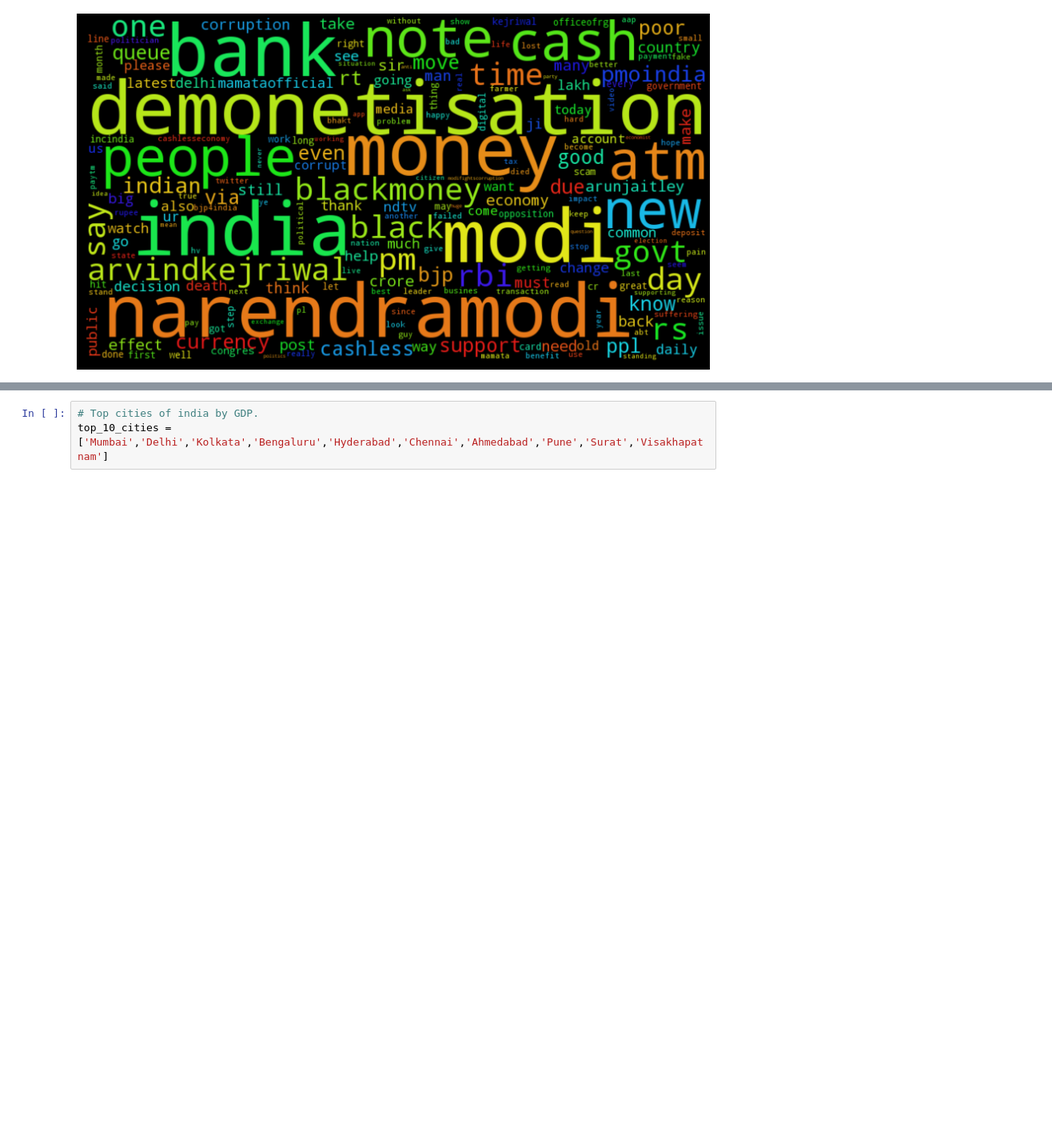
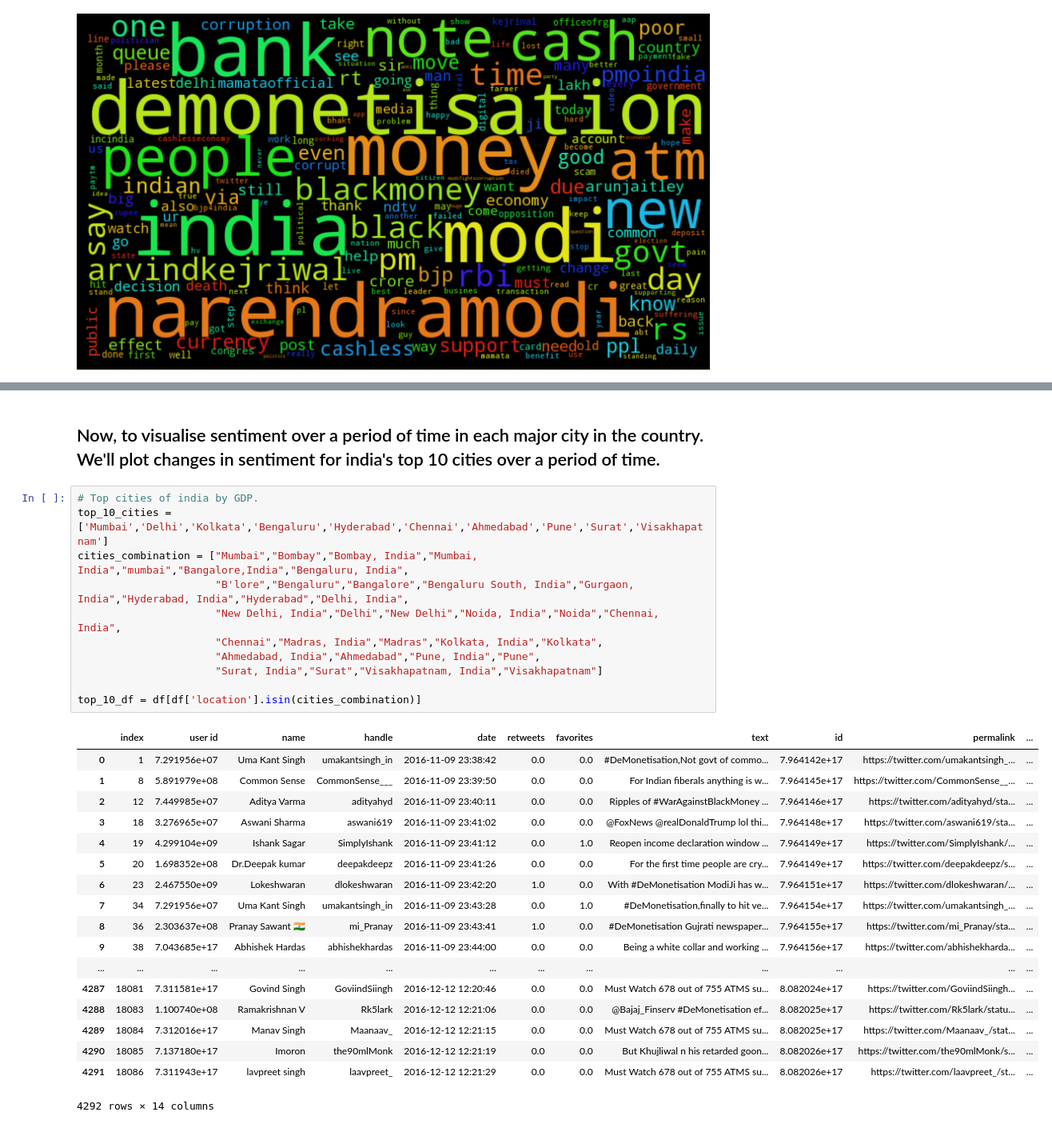
Before and after one commit to Shoshin23/DeMon, a Jupyter notebook: Demonetisation.ipynb, the cells around one changed output, grey strips where cells are left out. Shown at 80% size. Saved outputs shown, nothing was run; the diff lists cells and outputs as text; blank space fills up the shorter version.

Commit message:
Standarise city names so we can move onto get lat/long.

```diff
--- a/Demonetisation.ipynb
+++ b/Demonetisation.ipynb
@@ -144,6 +144,35 @@ plt.tight_layout(pad=0)
 plt.show()
 # %% [output]
 [figure]
-# %%
-# Top cities of india by GDP.
-top_10_cities = ['Mumbai','Delhi','Kolkata','Bengaluru','Hyderabad','Chennai','Ahmedabad','Pune','Surat','Visakhapatnam']
+# %% [markdown]
+## Now, to visualise sentiment over a period of time in each major city in the country. We'll plot changes in sentiment for india's top 10 cities over a period of time.
+# %%
+# Top cities of india by GDP.
+top_10_cities = ['Mumbai','Delhi','Kolkata','Bengaluru','Hyderabad','Chennai','Ahmedabad','Pune','Surat','Visakhapatnam']
+cities_combination = ["Mumbai","Bombay","Bombay, India","Mumbai, India","mumbai","Bangalore,India","Bengaluru, India",
+                      "B'lore","Bengaluru","Bangalore","Bengaluru South, India","Gurgaon, India","Hyderabad, India","Hyderabad","Delhi, India",
+                      "New Delhi, India","Delhi","New Delhi","Noida, India","Noida","Chennai, India",
+                      "Chennai","Madras, India","Madras","Kolkata, India","Kolkata",
+                      "Ahmedabad, India","Ahmedabad","Pune, India","Pune",
+                      "Surat, India","Surat","Visakhapatnam, India","Visakhapatnam"]
+
+top_10_df = df[df['location'].isin(cities_combination)]
+# %% [output]
+|  | index | user id | name | handle | date | retweets | favorites | text | id | permalink | ... |
+| 0 | 1 | 7.291956e+07 | Uma Kant Singh | umakantsingh_in | 2016-11-09 23:38:42 | 0.0 | 0.0 | #DeMonetisation,Not govt of commo... | 7.964142e+17 | https://twitter.com/umakantsingh_... | ... |
+| 1 | 8 | 5.891979e+08 | Common Sense | CommonSense___ | 2016-11-09 23:39:50 | 0.0 | 0.0 | For Indian fiberals anything is w... | 7.964145e+17 | https://twitter.com/CommonSense__... | ... |
+| 2 | 12 | 7.449985e+07 | Aditya Varma | adityahyd | 2016-11-09 23:40:11 | 0.0 | 0.0 | Ripples of #WarAgainstBlackMoney ... | 7.964146e+17 | https://twitter.com/adityahyd/sta... | ... |
+| 3 | 18 | 3.276965e+07 | Aswani Sharma | aswani619 | 2016-11-09 23:41:02 | 0.0 | 0.0 | @FoxNews @realDonaldTrump lol thi... | 7.964148e+17 | https://twitter.com/aswani619/sta... | ... |
+| 4 | 19 | 4.299104e+09 | Ishank Sagar | SimplyIshank | 2016-11-09 23:41:12 | 0.0 | 1.0 | Reopen income declaration window ... | 7.964149e+17 | https://twitter.com/SimplyIshank/... | ... |
+| 5 | 20 | 1.698352e+08 | Dr.Deepak kumar | deepakdeepz | 2016-11-09 23:41:26 | 0.0 | 0.0 | For the first time people are cry... | 7.964149e+17 | https://twitter.com/deepakdeepz/s... | ... |
+| 6 | 23 | 2.467550e+09 | Lokeshwaran | dlokeshwaran | 2016-11-09 23:42:20 | 1.0 | 0.0 | With #DeMonetisation ModiJi has w... | 7.964151e+17 | https://twitter.com/dlokeshwaran/... | ... |
+| 7 | 34 | 7.291956e+07 | Uma Kant Singh | umakantsingh_in | 2016-11-09 23:43:28 | 0.0 | 1.0 | #DeMonetisation,finally to hit ve... | 7.964154e+17 | https://twitter.com/umakantsingh_... | ... |
+| 8 | 36 | 2.303637e+08 | Pranay Sawant 🇮🇳 | mi_Pranay | 2016-11-09 23:43:41 | 1.0 | 0.0 | #DeMonetisation Gujrati newspaper... | 7.964155e+17 | https://twitter.com/mi_Pranay/sta... | ... |
+| 9 | 38 | 7.043685e+17 | Abhishek Hardas | abhishekhardas | 2016-11-09 23:44:00 | 0.0 | 0.0 | Being a white collar and working ... | 7.964156e+17 | https://twitter.com/abhishekharda... | ... |
+| ... | ... | ... | ... | ... | ... | ... | ... | ... | ... | ... | ... |
+| 4287 | 18081 | 7.311581e+17 | Govind Singh | GoviindSiingh | 2016-12-12 12:20:46 | 0.0 | 0.0 | Must Watch 678 out of 755 ATMS su... | 8.082024e+17 | https://twitter.com/GoviindSiingh... | ... |
+| 4288 | 18083 | 1.100740e+08 | Ramakrishnan V | Rk5lark | 2016-12-12 12:21:06 | 0.0 | 0.0 | @Bajaj_Finserv #DeMonetisation ef... | 8.082025e+17 | https://twitter.com/Rk5lark/statu... | ... |
+| 4289 | 18084 | 7.312016e+17 | Manav Singh | Maanaav_ | 2016-12-12 12:21:15 | 0.0 | 0.0 | Must Watch 678 out of 755 ATMS su... | 8.082025e+17 | https://twitter.com/Maanaav_/stat... | ... |
+| 4290 | 18085 | 7.137180e+17 | Imoron | the90mlMonk | 2016-12-12 12:21:19 | 0.0 | 0.0 | But Khujliwal n his retarded goon... | 8.082026e+17 | https://twitter.com/the90mlMonk/s... | ... |
+| 4291 | 18086 | 7.311943e+17 | lavpreet singh | laavpreet_ | 2016-12-12 12:21:29 | 0.0 | 0.0 | Must Watch 678 out of 755 ATMS su... | 8.082026e+17 | https://twitter.com/laavpreet_/st... | ... |
+4292 rows × 14 columns
```
Also changed, not shown: parts of 1 cell of this notebook.
